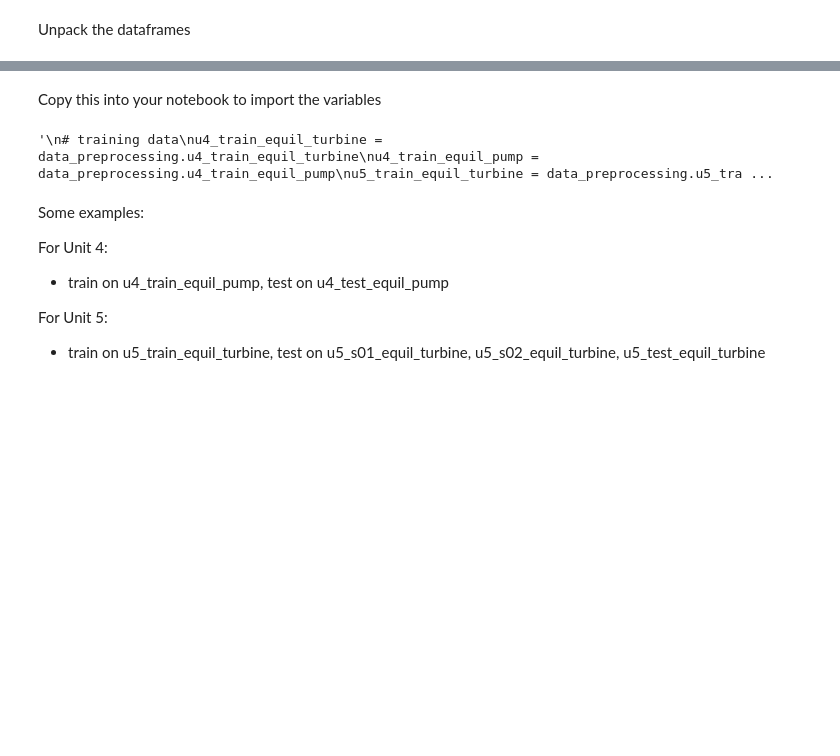
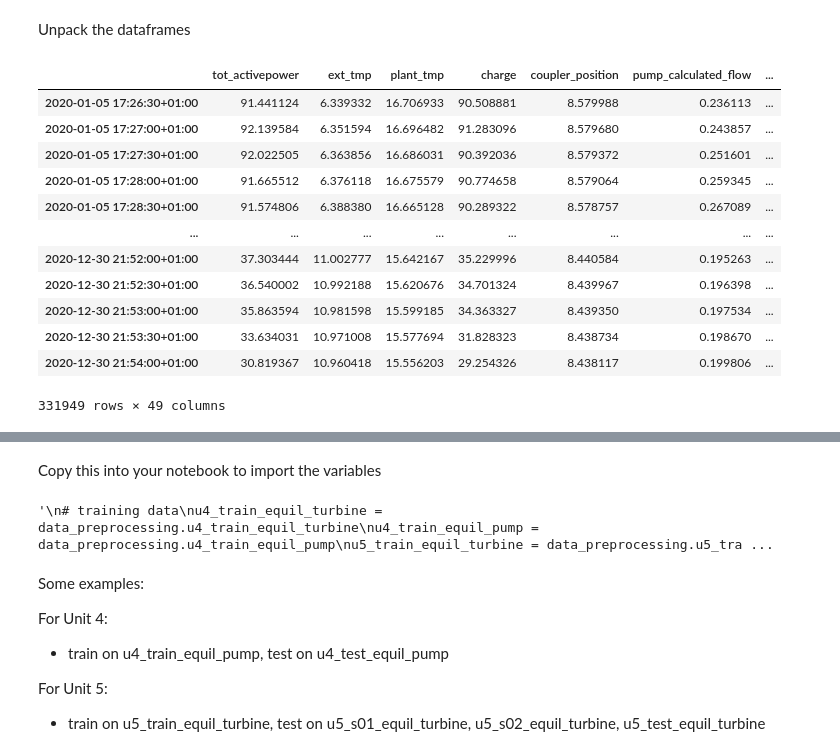
Before and after one commit to j0shcd/ml4pm-project, a Jupyter notebook: data_preprocessing.ipynb, the cells around one changed output, grey strips where cells are left out. Drawn from its saved outputs; the diff is of its cells as text; code cells hidden in the pictures; blank space fills up the shorter version.

```diff
--- a/data_preprocessing.ipynb
+++ b/data_preprocessing.ipynb
@@ -332,10 +283,11 @@ for i in range(len(all_dfs)):
 Created scaled sum of injector openings, as instructed in the project guidelines. Openings Must range from 0 to 100%
 # %%
 def create_injector_opening_feature(df):
-    injector_columns = [col for col in df.columns if ('injector' in col and 'opening' in col)]
-    # print(injector_columns)
-    df['scaled_injector_sum'] = df[injector_columns].sum(axis=1)/ len(injector_columns)
-    df.drop(columns = injector_columns, inplace=True)
+    if 'scaled_injector_sum' not in df.columns:
+        injector_columns = [col for col in df.columns if ('injector' in col and 'opening' in col)]
+        # print(injector_columns)
+        df['scaled_injector_sum'] = df[injector_columns].sum(axis=1)/ len(injector_columns)
+        df.drop(columns = injector_columns, inplace=True)
     return df
 
 for i in range(len(all_dfs)):
@@ -399,0 +354,5 @@ for i in range(len(all_dfs)):
+# %%
+cols_to_drop = ['machine_off', 'equilibrium_turbine_mode', 'equilibrium_pump_mode', 'turbine_cycle_id', 'pump_cycle_id']
+
+for i in range(len(all_dfs)):
+    all_dfs[i] = all_dfs[i].drop([col for col in cols_to_drop if col in all_dfs[i].columns], axis=1)
@@ -402,5 +376,0 @@ for i in range(len(all_dfs)):
-# %%
-cols_to_scale4 = [col for col in u4_measurement_vars if 'injector' not in col]
-cols_to_scale = [col for col in u5_measurement_vars if 'injector' not in col]
-
-print(cols_to_scale4)
@@ -409,3 +377,13 @@ print(cols_to_scale4)
+# %%
+def get_cols_to_standardize(df):
+    non_boolean_columns = df.select_dtypes(exclude='bool').columns
+    non_anomaly_columns = [col for col in df.columns if ('anomaly' not in col) and ('cycle_id' not in col)]
+
+    return non_anomaly_columns
+
+
+cols_to_scale4 = get_cols_to_standardize(u4_pump_dfs[0])
+cols_to_scale56 = get_cols_to_standardize(u5_pump_dfs[0])
 # %%
 # Define columns to scale
 scaler = StandardScaler()
@@ -457,2 +494,19 @@ scaled_dfs_u6_turbine = [
 # %% [markdown]
 Unpack the dataframes
+# %%
+# Reversing the unpacking
+u6_turbine_dfs[0]
+# %% [output]
+|  | tot_activepower | ext_tmp | plant_tmp | charge | coupler_position | pump_calculated_flow | ... |
+| 2020-01-05 17:26:30+01:00 | 91.441124 | 6.339332 | 16.706933 | 90.508881 | 8.579988 | 0.236113 | ... |
+| 2020-01-05 17:27:00+01:00 | 92.139584 | 6.351594 | 16.696482 | 91.283096 | 8.579680 | 0.243857 | ... |
+| 2020-01-05 17:27:30+01:00 | 92.022505 | 6.363856 | 16.686031 | 90.392036 | 8.579372 | 0.251601 | ... |
+| 2020-01-05 17:28:00+01:00 | 91.665512 | 6.376118 | 16.675579 | 90.774658 | 8.579064 | 0.259345 | ... |
+| 2020-01-05 17:28:30+01:00 | 91.574806 | 6.388380 | 16.665128 | 90.289322 | 8.578757 | 0.267089 | ... |
+| ... | ... | ... | ... | ... | ... | ... | ... |
+| 2020-12-30 21:52:00+01:00 | 37.303444 | 11.002777 | 15.642167 | 35.229996 | 8.440584 | 0.195263 | ... |
+| 2020-12-30 21:52:30+01:00 | 36.540002 | 10.992188 | 15.620676 | 34.701324 | 8.439967 | 0.196398 | ... |
+| 2020-12-30 21:53:00+01:00 | 35.863594 | 10.981598 | 15.599185 | 34.363327 | 8.439350 | 0.197534 | ... |
+| 2020-12-30 21:53:30+01:00 | 33.634031 | 10.971008 | 15.577694 | 31.828323 | 8.438734 | 0.198670 | ... |
+| 2020-12-30 21:54:00+01:00 | 30.819367 | 10.960418 | 15.556203 | 29.254326 | 8.438117 | 0.199806 | ... |
+331949 rows × 49 columns
```
Also changed, not shown: parts of 22 cells of this notebook.
